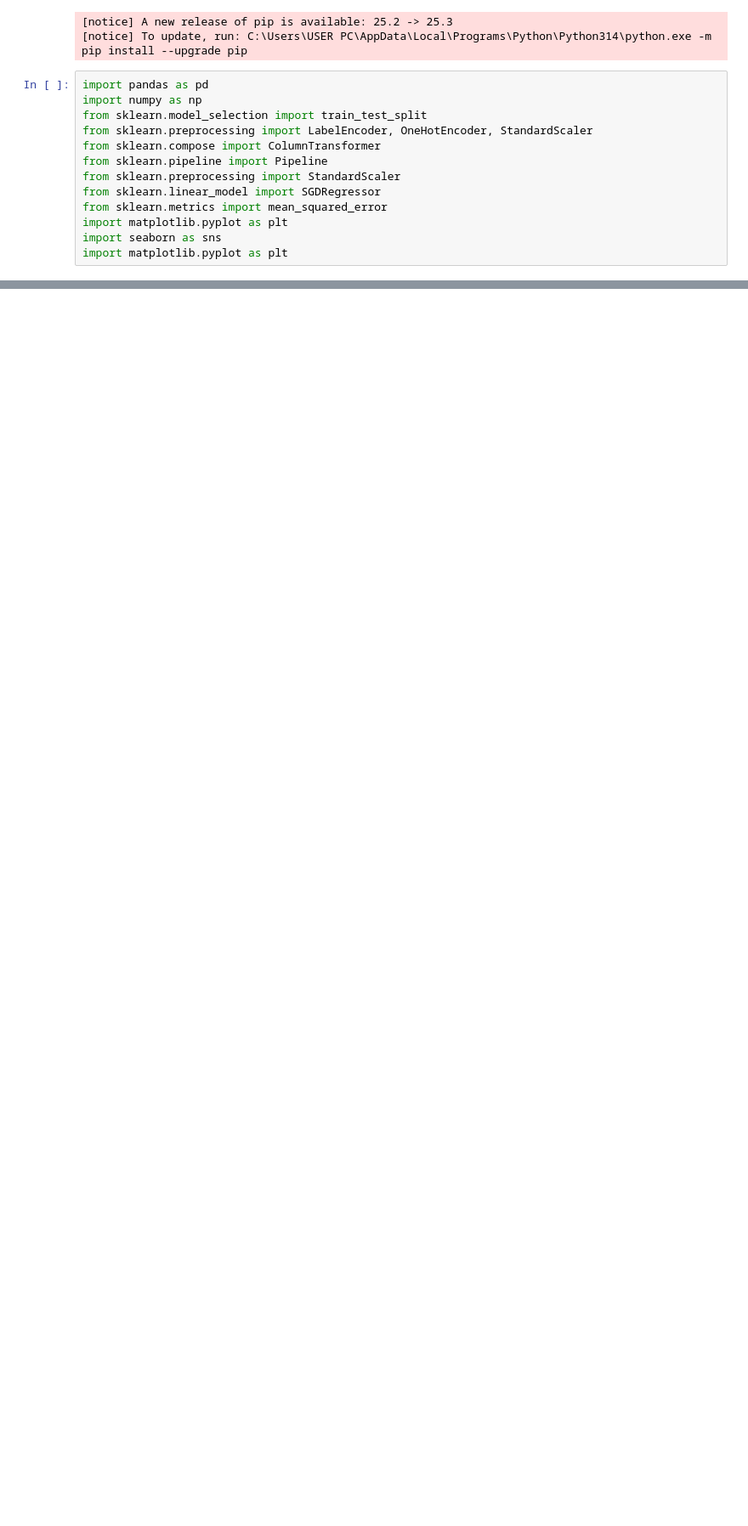
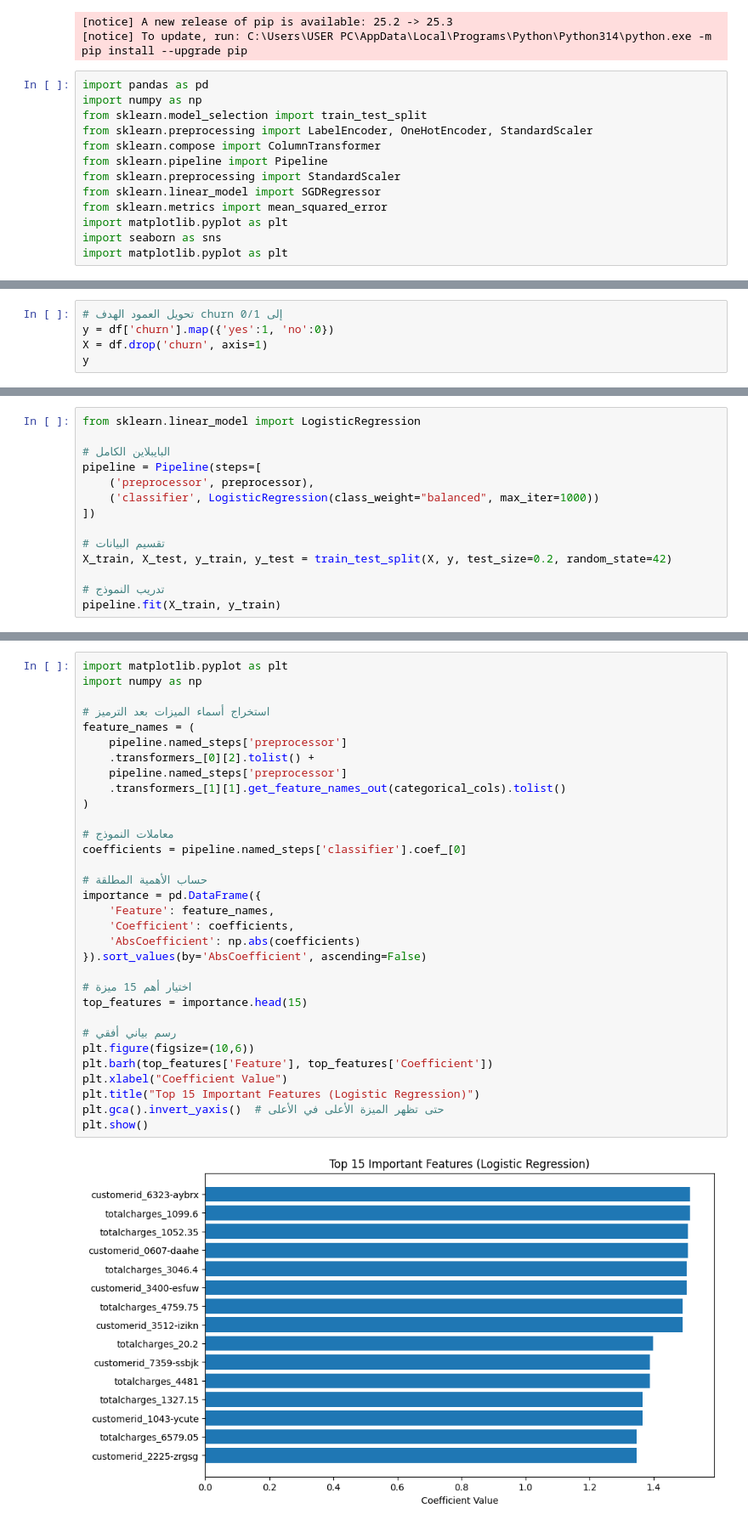
Before and after one commit to Rahafalrawas/Telco-Customer-Churn, a Jupyter notebook: ML.ipynb, the cells around one changed output, grey strips where cells are left out. Shown at 85% size. Drawn from its saved outputs; the diff is of its cells as text; blank space fills up the shorter version.

```diff
--- a/ML.ipynb
+++ b/ML.ipynb
@@ -354,0 +115,5 @@ Accuracy: 0.804982206405694
+# %%
+# تحويل العمود الهدف churn إلى 0/1
+y = df['churn'].map({'yes':1, 'no':0})
+X = df.drop('churn', axis=1)
+y
@@ -354,0 +149,14 @@ Accuracy: 0.804982206405694
+# %%
+from sklearn.linear_model import LogisticRegression
+
+# البايبلاين الكامل
+pipeline = Pipeline(steps=[
+    ('preprocessor', preprocessor),
+    ('classifier', LogisticRegression(class_weight="balanced", max_iter=1000))
+])
+
+# تقسيم البيانات
+X_train, X_test, y_train, y_test = train_test_split(X, y, test_size=0.2, random_state=42)
+
+# تدريب النموذج
+pipeline.fit(X_train, y_train)
@@ -354,0 +243,34 @@ Accuracy: 0.804982206405694
+# %%
+import matplotlib.pyplot as plt
+import numpy as np
+
+# استخراج أسماء الميزات بعد الترميز
+feature_names = (
+    pipeline.named_steps['preprocessor']
+    .transformers_[0][2].tolist() +
+    pipeline.named_steps['preprocessor']
+    .transformers_[1][1].get_feature_names_out(categorical_cols).tolist()
+)
+
+# معاملات النموذج
+coefficients = pipeline.named_steps['classifier'].coef_[0]
+
+# حساب الأهمية المطلقة
+importance = pd.DataFrame({
+    'Feature': feature_names,
+    'Coefficient': coefficients,
+    'AbsCoefficient': np.abs(coefficients)
+}).sort_values(by='AbsCoefficient', ascending=False)
+
+# اختيار أهم 15 ميزة
+top_features = importance.head(15)
+
+# رسم بياني أفقي
+plt.figure(figsize=(10,6))
+plt.barh(top_features['Feature'], top_features['Coefficient'])
+plt.xlabel("Coefficient Value")
+plt.title("Top 15 Important Features (Logistic Regression)")
+plt.gca().invert_yaxis()  # حتى تظهر الميزة الأعلى في الأعلى
+plt.show()
+# %% [output]
+[figure, added]
```
Also changed, not shown: parts of 29 cells of this notebook.
